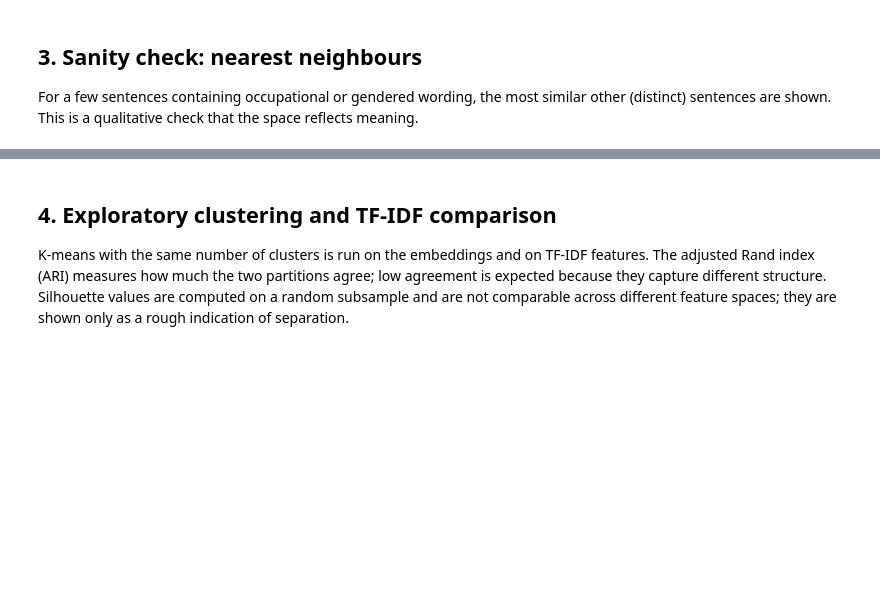
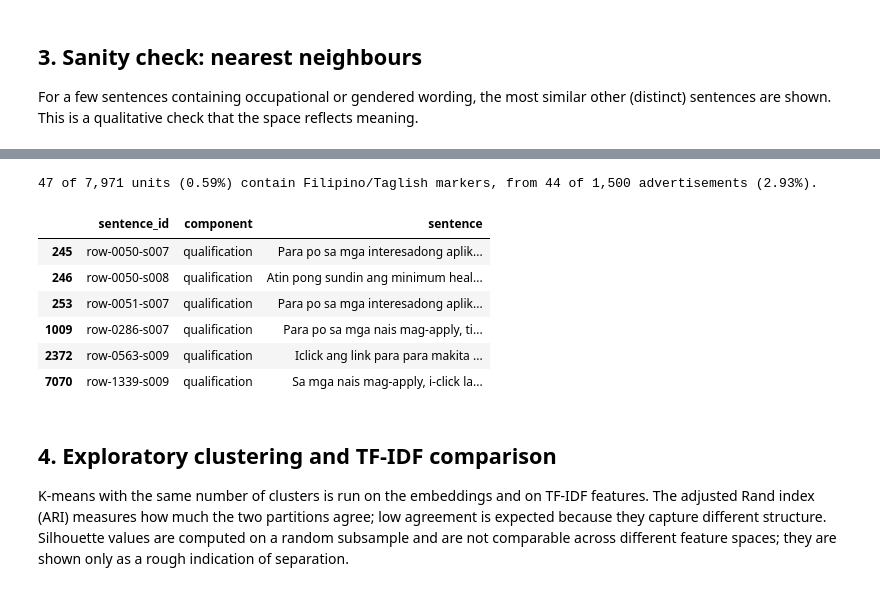
Before and after one commit to thehungrycoder225/equal-v2, a Jupyter notebook: equal-step4-sentence-embeddings.ipynb, the cells around one changed output, grey strips where cells are left out. Cells and saved outputs as stored; diff of their text form; code cells hidden in the pictures; blank space fills up the shorter version.

```diff
--- a/equal-step4-sentence-embeddings.ipynb
+++ b/equal-step4-sentence-embeddings.ipynb
@@ -111,3 +159,23 @@ for idx in probes.index:
+# %%
+FILIPINO_MARKERS = ["ang", "mga", "nais", "po", "maaari", "aplikante", "ng", "lang"]
+filipino_re = re.compile(r"\b(?:" + "|".join(FILIPINO_MARKERS) + r")\b", re.I)
+sentences["has_filipino_marker"] = sentences["sentence"].str.contains(filipino_re)
+flagged = sentences[sentences["has_filipino_marker"]]
+print(
+    f"{len(flagged):,} of {len(sentences):,} units ({len(flagged) / len(sentences):.2%}) contain Filipino/Taglish markers, "
+    f"from {flagged['record_id'].nunique():,} of {sentences['record_id'].nunique():,} advertisements "
+    f"({flagged['record_id'].nunique() / sentences['record_id'].nunique():.2%})."
+)
+display(flagged[["sentence_id", "component", "sentence"]].drop_duplicates("sentence").head(10))
+# %% [output]
+47 of 7,971 units (0.59%) contain Filipino/Taglish markers, from 44 of 1,500 advertisements (2.93%).
+|  | sentence_id | component | sentence |
+| 245 | row-0050-s007 | qualification | Para po sa mga interesadong aplik... |
+| 246 | row-0050-s008 | qualification | Atin pong sundin ang minimum heal... |
+| 253 | row-0051-s007 | qualification | Para po sa mga interesadong aplik... |
+| 1009 | row-0286-s007 | qualification | Para po sa mga nais mag-apply, ti... |
+| 2372 | row-0563-s009 | qualification | Iclick ang link para para makita ... |
+| 7070 | row-1339-s009 | qualification | Sa mga nais mag-apply, i-click la... |
 # %% [markdown]
 ## 4. Exploratory clustering and TF-IDF comparison
 
```
Also changed, not shown: parts of 10 cells of this notebook, 18 other files.
